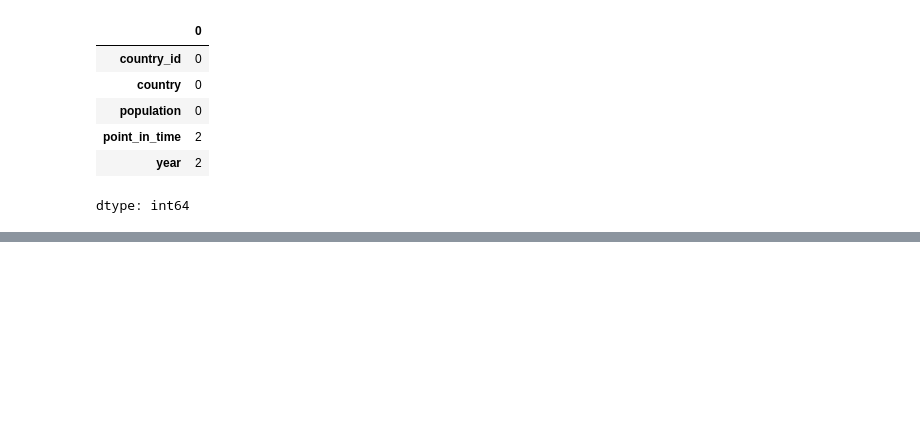
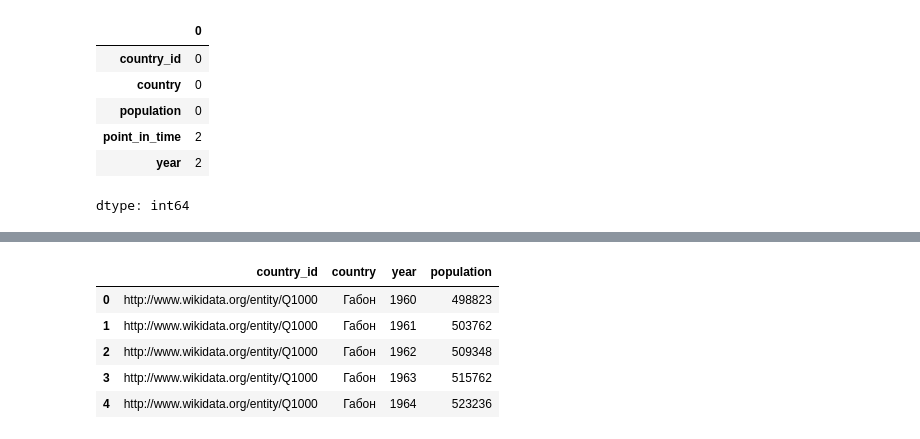
Before and after one commit to surkovaolga2005-png/python-ai-surkoa-olga, a Jupyter notebook: notebooks/week2b_read_csv.ipynb, the cells around one changed output, grey strips where cells are left out. Drawn from its saved outputs; the diff is of its cells as text; code cells hidden in the pictures; blank space fills up the shorter version.

```diff
--- a/notebooks/week2b_read_csv.ipynb
+++ b/notebooks/week2b_read_csv.ipynb
@@ -163,0 +197,16 @@ dtype: int64
+# %%
+# агрегируем население, чтобы для одной страны и одного года была одна строка
+pop_yearly = (
+    population_clean
+    .groupby(["country_id", "country", "year"], as_index=False)["population"]
+    .max()
+)
+
+pop_yearly.head()
+# %% [output]
+|  | country_id | country | year | population |
+| 0 | http://www.wikidata.org/entity/Q1000 | Габон | 1960 | 498823 |
+| 1 | http://www.wikidata.org/entity/Q1000 | Габон | 1961 | 503762 |
+| 2 | http://www.wikidata.org/entity/Q1000 | Габон | 1962 | 509348 |
+| 3 | http://www.wikidata.org/entity/Q1000 | Габон | 1963 | 515762 |
+| 4 | http://www.wikidata.org/entity/Q1000 | Габон | 1964 | 523236 |
```
Also changed, not shown: parts of 14 cells of this notebook.
